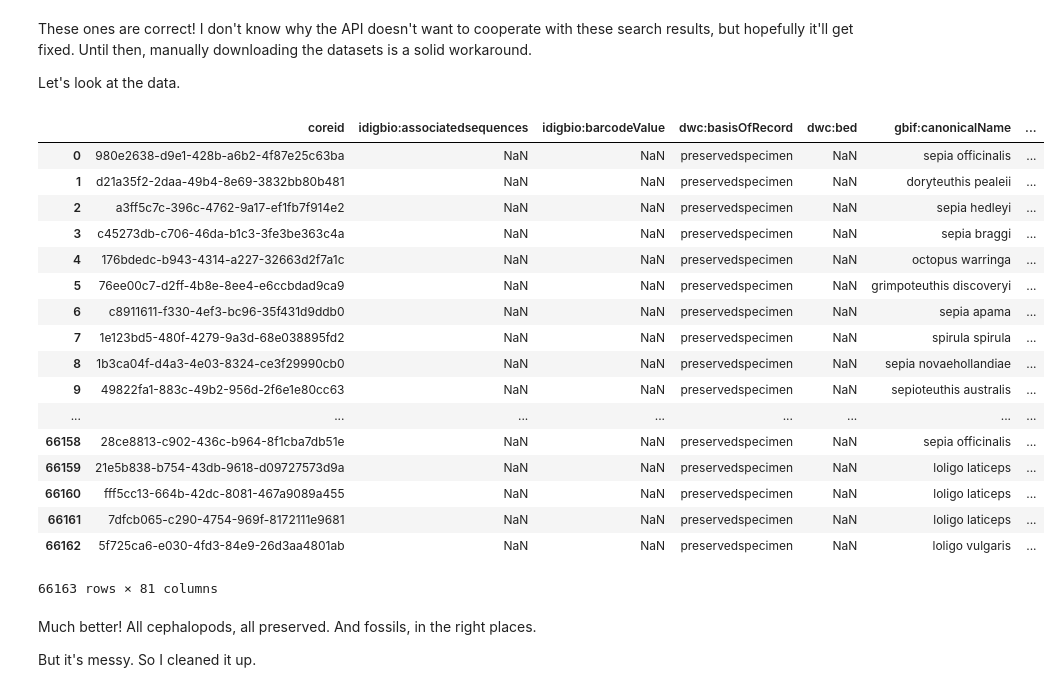
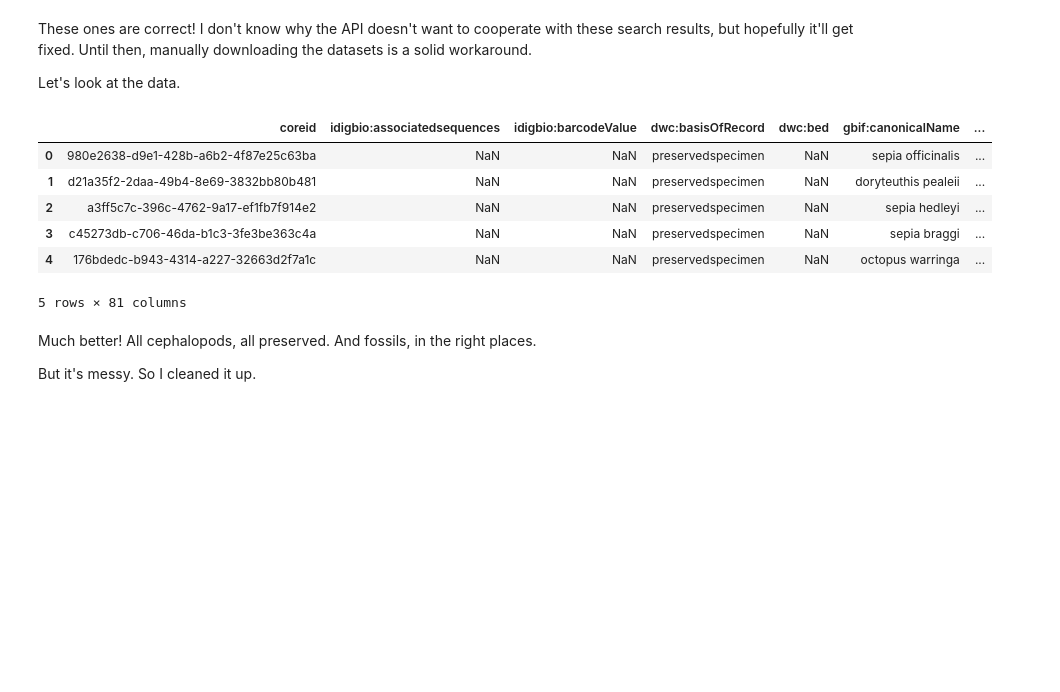
Before and after one commit to cabinetofcuriosity/idigbio_explore, a Jupyter notebook: code/iDigBio Part 3 (Cephalopods).ipynb, the cells around one changed output. Saved outputs shown, nothing was run; the diff lists cells and outputs as text; code cells hidden in the pictures; blank space fills up the shorter version.

```diff
--- a/code/iDigBio Part 3 (Cephalopods).ipynb
+++ b/code/iDigBio Part 3 (Cephalopods).ipynb
@@ -74,26 +63,15 @@ These ones are correct! I don't know why the API doesn't want to cooperate with
 Let's look at the data.
 # %%
 preserved_pd = pd.read_csv("../data/occurrence_pres.csv")
-preserved_pd
+preserved_pd.head()
 # %% [output]
 |  | coreid | idigbio:associatedsequences | idigbio:barcodeValue | dwc:basisOfRecord | dwc:bed | gbif:canonicalName | ... |
 | 0 | 980e2638-d9e1-428b-a6b2-4f87e25c63ba | NaN | NaN | preservedspecimen | NaN | sepia officinalis | ... |
 | 1 | d21a35f2-2daa-49b4-8e69-3832bb80b481 | NaN | NaN | preservedspecimen | NaN | doryteuthis pealeii | ... |
 | 2 | a3ff5c7c-396c-4762-9a17-ef1fb7f914e2 | NaN | NaN | preservedspecimen | NaN | sepia hedleyi | ... |
 | 3 | c45273db-c706-46da-b1c3-3fe3be363c4a | NaN | NaN | preservedspecimen | NaN | sepia braggi | ... |
 | 4 | 176bdedc-b943-4314-a227-32663d2f7a1c | NaN | NaN | preservedspecimen | NaN | octopus warringa | ... |
-| 5 | 76ee00c7-d2ff-4b8e-8ee4-e6ccbdad9ca9 | NaN | NaN | preservedspecimen | NaN | grimpoteuthis discoveryi | ... |
-| 6 | c8911611-f330-4ef3-bc96-35f431d9ddb0 | NaN | NaN | preservedspecimen | NaN | sepia apama | ... |
-| 7 | 1e123bd5-480f-4279-9a3d-68e038895fd2 | NaN | NaN | preservedspecimen | NaN | spirula spirula | ... |
-| 8 | 1b3ca04f-d4a3-4e03-8324-ce3f29990cb0 | NaN | NaN | preservedspecimen | NaN | sepia novaehollandiae | ... |
-| 9 | 49822fa1-883c-49b2-956d-2f6e1e80cc63 | NaN | NaN | preservedspecimen | NaN | sepioteuthis australis | ... |
-| ... | ... | ... | ... | ... | ... | ... | ... |
-| 66158 | 28ce8813-c902-436c-b964-8f1cba7db51e | NaN | NaN | preservedspecimen | NaN | sepia officinalis | ... |
-| 66159 | 21e5b838-b754-43db-9618-d09727573d9a | NaN | NaN | preservedspecimen | NaN | loligo laticeps | ... |
-| 66160 | fff5cc13-664b-42dc-8081-467a9089a455 | NaN | NaN | preservedspecimen | NaN | loligo laticeps | ... |
-| 66161 | 7dfcb065-c290-4754-969f-8172111e9681 | NaN | NaN | preservedspecimen | NaN | loligo laticeps | ... |
-| 66162 | 5f725ca6-e030-4fd3-84e9-26d3aa4801ab | NaN | NaN | preservedspecimen | NaN | loligo vulgaris | ... |
-66163 rows × 81 columns
+5 rows × 81 columns
 # %%
 fossil_pd = pd.read_csv("../data/occurrence_foss.csv")
 # %% [markdown]
```
Also changed, not shown: parts of 3 cells of this notebook.
